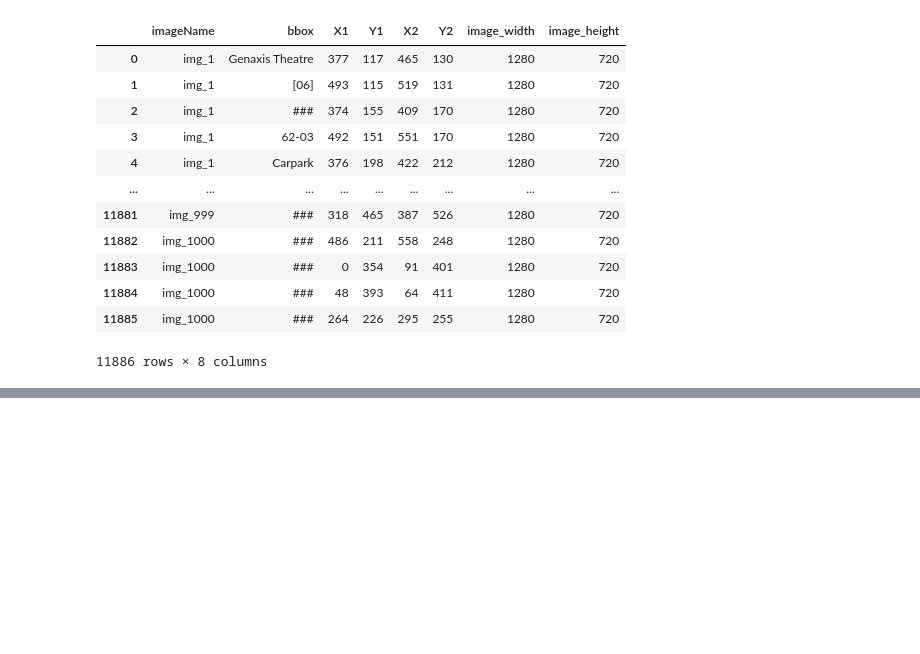
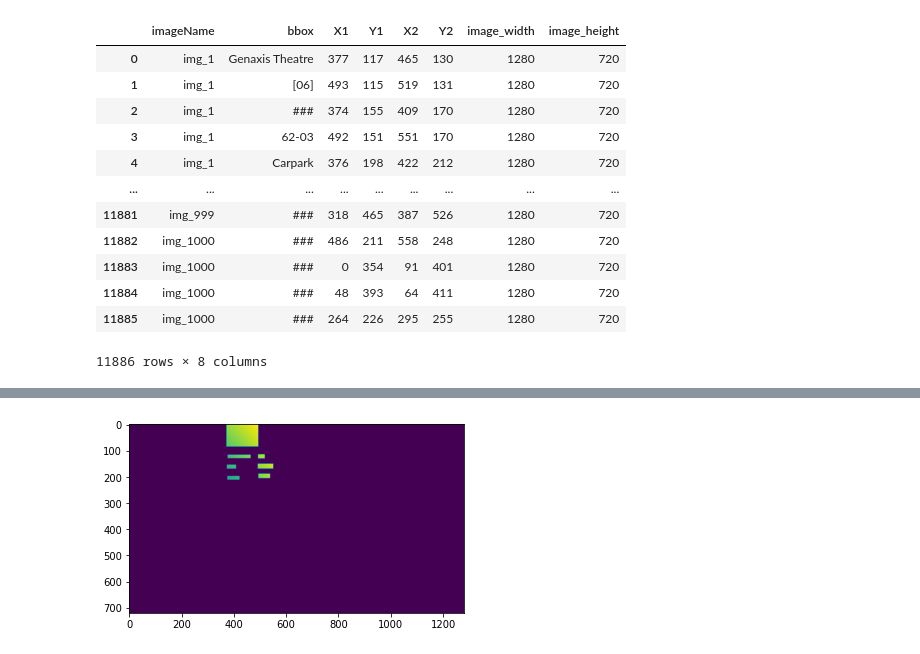
Before and after one commit to IsmaelMekene/meteor-east-detector, a Jupyter notebook: data-preprocessing/from_txt_to_csv .ipynb, the cells around one changed output, grey strips where cells are left out. Drawn from its saved outputs; the diff is of its cells as text; code cells hidden in the pictures; blank space fills up the shorter version.

```diff
--- a/data-preprocessing/from_txt_to_csv .ipynb
+++ b/data-preprocessing/from_txt_to_csv .ipynb
@@ -177,0 +497,6 @@ df.to_csv(r'clean_from_txt_to_csv.csv', index = False) #save to csv
+# %%
+lol = np.load('gloc.npy')
+plt.imshow(lol[3])
+plt.show()
+# %% [output]
+[figure, added]
```
Also changed, not shown: parts of 30 cells of this notebook.
